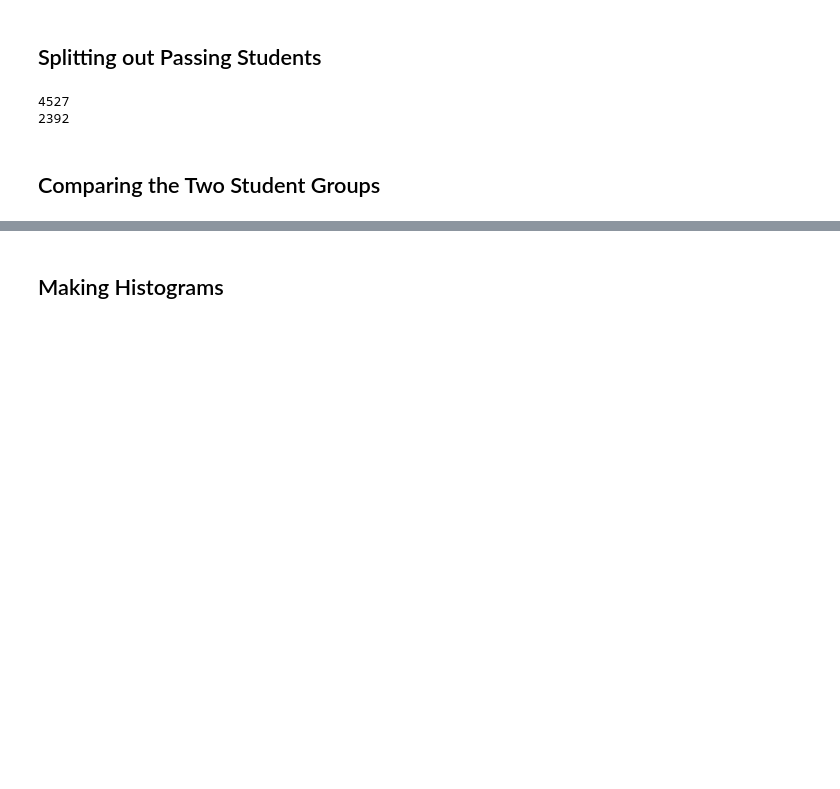
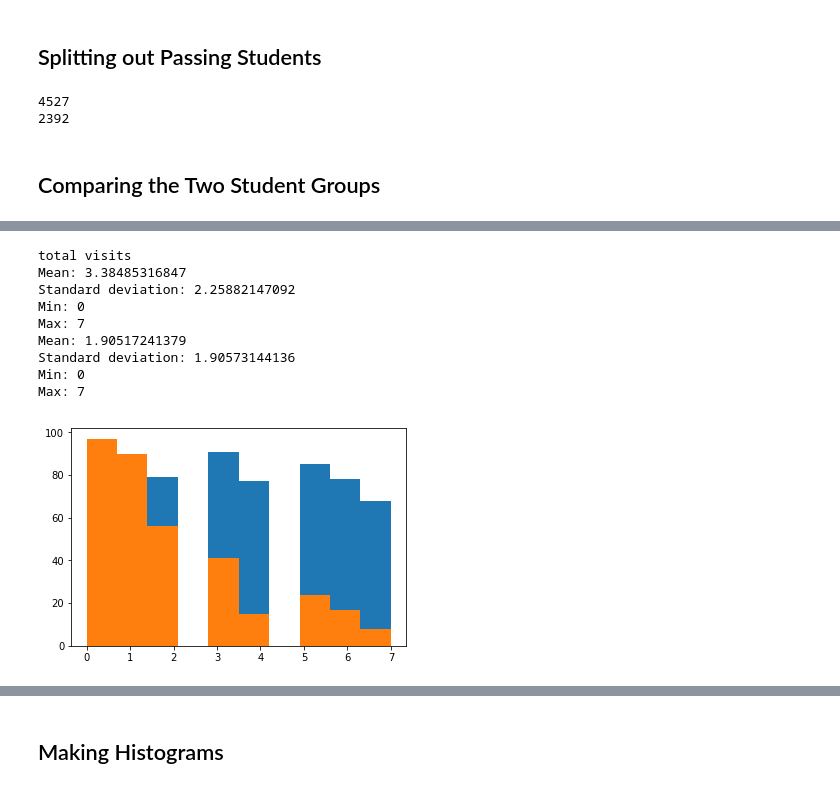
Before and after one commit to leesper/become-data-analyst, a Jupyter notebook: data-analyst/L1_Starter_Code.ipynb, the cells around one changed output, grey strips where cells are left out. Cells and saved outputs as stored; diff of their text form; code cells hidden in the pictures; blank space fills up the shorter version.

```diff
--- a/data-analyst/L1_Starter_Code.ipynb
+++ b/data-analyst/L1_Starter_Code.ipynb
@@ -454,0 +518,15 @@ print(len(non_passing_engagement))
+# %%
+print 'total visits'
+print_mean_std_min_max(passing_total_visits_by_account.values())
+print_mean_std_min_max(non_passing_total_visits_by_account.values())
+# %% [output]
+total visits
+Mean: 3.38485316847
+Standard deviation: 2.25882147092
+Min: 0
+Max: 7
+Mean: 1.90517241379
+Standard deviation: 1.90573144136
+Min: 0
+Max: 7
+[figure, added]
```
Also changed, not shown: parts of 15 cells of this notebook.
